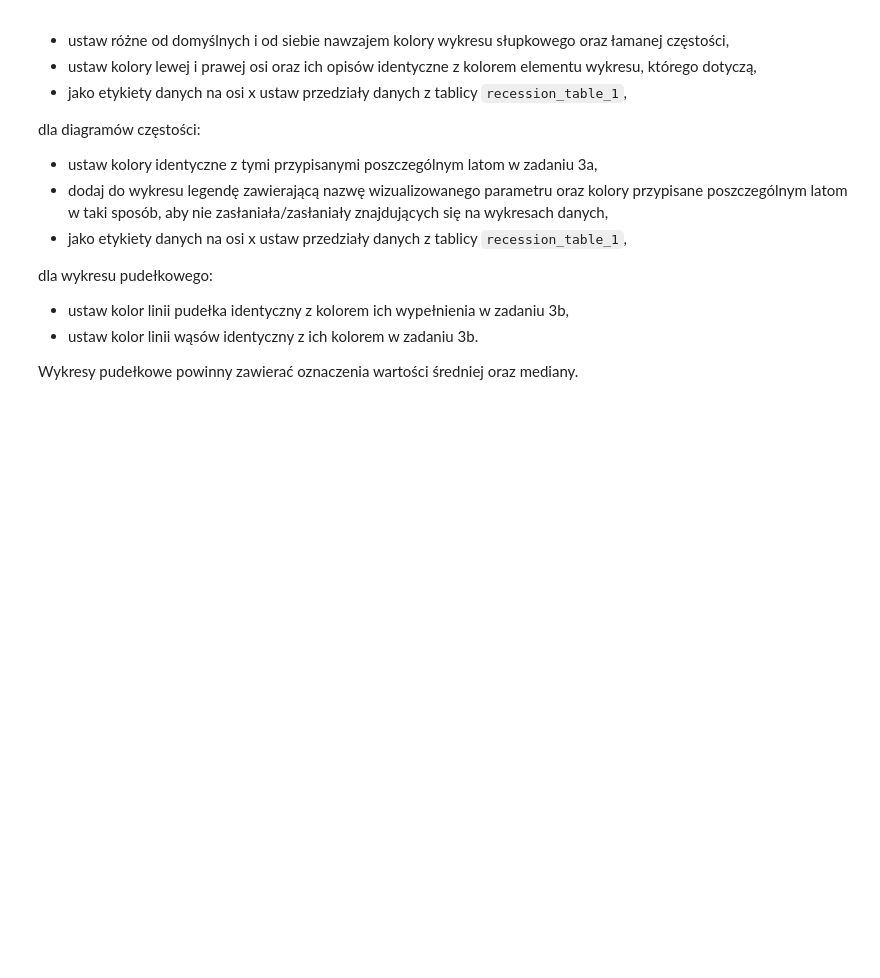
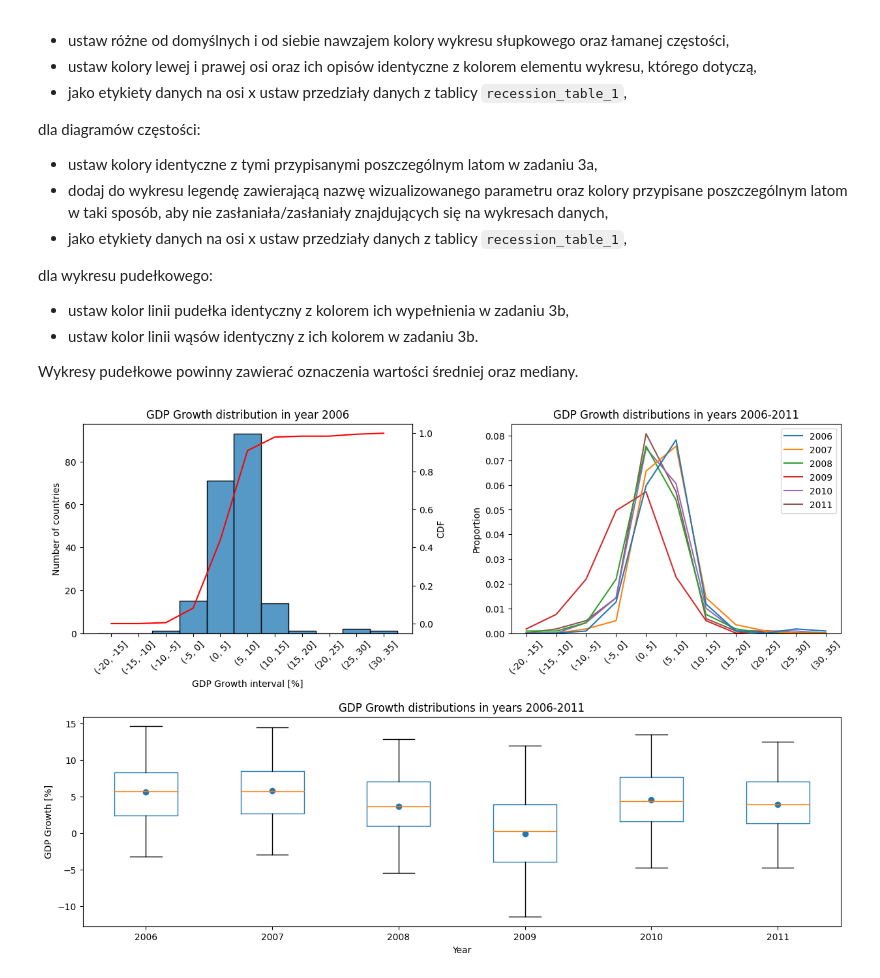
Before and after one commit to piotre10/ADwJP-exercises, a Jupyter notebook: L02/ZZ02_CZ03.ipynb, the cells around one changed output. Cells and saved outputs as stored; diff of their text form; code cells hidden in the pictures; blank space fills up the shorter version.

Commit message:
Added Plots to CZ03

```diff
--- a/L02/ZZ02_CZ03.ipynb
+++ b/L02/ZZ02_CZ03.ipynb
@@ -205,4 +252,63 @@ dla wykresu pudełkowego:
 Wykresy pudełkowe powinny zawierać oznaczenia wartości średniej oraz mediany.
 # %%
 # YOUR CODE HERE
-raise NotImplementedError()
+
+recession_table_1['midpoints'] = recession_table_1.index.mid
+recession_table_1['2006_cdf'] = recession_table_1['2006'].cumsum() / recession_table_1['2006'].sum()
+
+years = np.arange(2006, 2012).astype(str).tolist()
+intervals_expanded = {year: [] for year in years}
+for i, row in recession_table_1.iterrows():
+    for year in years:
+        intervals_expanded[year].extend([row['midpoints']] * int(row[year]))
+
+df_expanded = pd.DataFrame(intervals_expanded)
+
+x_labels = recession_table_1.index.astype(str).tolist()
+x_ticks = np.arange(-17.5, 33, 5)
+x_breaks = np.arange(-20, 36, 5)
+
+fig = plt.figure(figsize=[15,10])
+ax1 = fig.add_subplot(2,2,1)
+ax2 = fig.add_subplot(2,2,2)
+ax1_l = ax1
+ax1_r = ax1.twinx()
+
+ax1.set_title('GDP Growth distribution in year 2006')
+sns.lineplot(data=recession_table_1, x='midpoints',y='2006_cdf', ax=ax1_r, color='red')
+sns.histplot(data=df_expanded, x='2006', ax=ax1_l, color='tab:blue', bins=x_breaks)
+ax1.set_xticks(labels=x_labels, ticks=x_ticks, rotation=45)
+ax1.set_xlabel('GDP Growth interval [%]')
+ax1_l.set_ylabel('Number of countries')
+ax1_r.set_ylabel('CDF')
+
+ax2.set_title('GDP Growth distributions in years 2006-2011')
+sns.histplot(data=df_expanded, stat='proportion', ax=ax2, fill=False, element='poly',  bins=x_breaks)
+ax2.set_xticks(labels=x_labels, ticks=x_ticks, rotation=45)
+
+box_data = []
+for year in years:
+    params = descriptive_parameters_2[year].to_dict()
+    Q1, Q2, Q3 = params['Q1'], params['Q2'], params['Q3']
+    IQR = Q3 - Q1
+    max_value = params['mean'] + 3*params['std']
+    min_value = params['mean'] - 3*params['std']
+    lower_whis = max(min_value, Q2 - 1.5*IQR)
+    upper_whis = min(max_value, Q2 + 1.5*IQR)
+    box_data.append([lower_whis, Q1, Q2, Q3, upper_whis])
+
+ax3 = fig.add_subplot(2,1,2)
+
+ax3.set_title('GDP Growth distributions in years 2006-2011')
+bp = ax3.boxplot(box_data, vert=True)
+ax3.scatter(np.arange(len(years))+1, descriptive_parameters_2[descriptive_parameters_2.index == 'mean'])
+for box in bp['boxes']:
+    box.set(color='tab:blue', fillstyle='full',)
+ax3.set_xticks(labels=years, ticks=np.arange(len(years))+1)
+ax3.set_xlabel('Year')
+ax3.set_ylabel('GDP Growth [%]')
+
+fig.subplots_adjust(hspace=0.4, wspace=0.3)
+plt.show()
+# %% [output]
+[figure, added]
```
Also changed, not shown: parts of 4 cells of this notebook, 1 other file.
